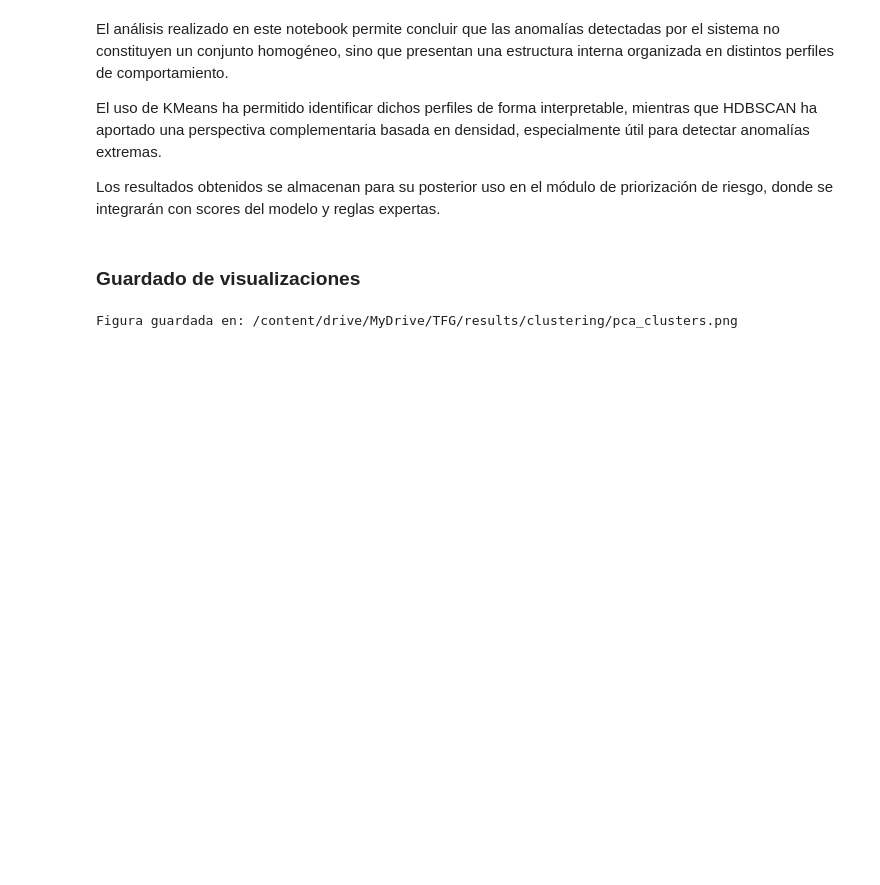
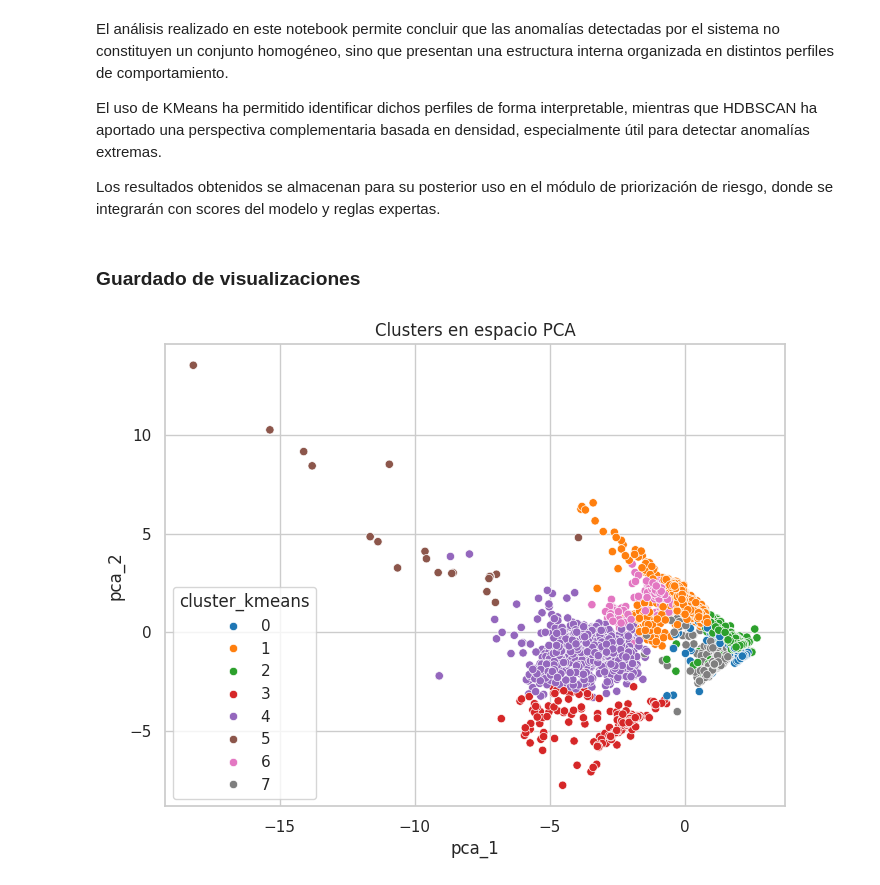
Before and after one commit to natalufi/maritime-anomaly-detection-TFG, a Jupyter notebook: notebooks/06_Anomaly_Clustering_Interpretation.ipynb, the cells around one changed output. Cells and saved outputs as stored; diff of their text form; code cells hidden in the pictures; blank space fills up the shorter version.

```diff
--- a/notebooks/06_Anomaly_Clustering_Interpretation.ipynb
+++ b/notebooks/06_Anomaly_Clustering_Interpretation.ipynb
@@ -1377,26 +1467,27 @@ def save_fig(fig_name):
     plt.close()
     print("Guardado:", fig_path)
 # %%
+import os
+
+output_path = "results"
+os.makedirs(output_path, exist_ok=True)
+
 fig_path = os.path.join(output_path, "pca_clusters.png")
 
 plt.figure(figsize=(8, 6))
 sns.scatterplot(
     data=df_anom,
     x="pca_1",
     y="pca_2",
     hue="cluster_kmeans",
-    palette="tab10",
-    alpha=0.8
+    palette="tab10"
 )
-plt.title("Clustering de anomalías (KMeans)")
-plt.legend(bbox_to_anchor=(1.05, 1), loc="upper left")
 
-plt.savefig(fig_path, bbox_inches="tight")
-plt.close()
-
-print("Figura guardada en:", fig_path)
+plt.title("Clusters en espacio PCA")
+plt.savefig(fig_path)
+plt.show()
 # %% [output]
-Figura guardada en: /content/drive/MyDrive/TFG/results/clustering/pca_clusters.png
+[figure, added]
 # %%
 plt.figure(figsize=(8, 6))
 sns.scatterplot(
```
Also changed, not shown: parts of 24 cells of this notebook, 3 other files.
